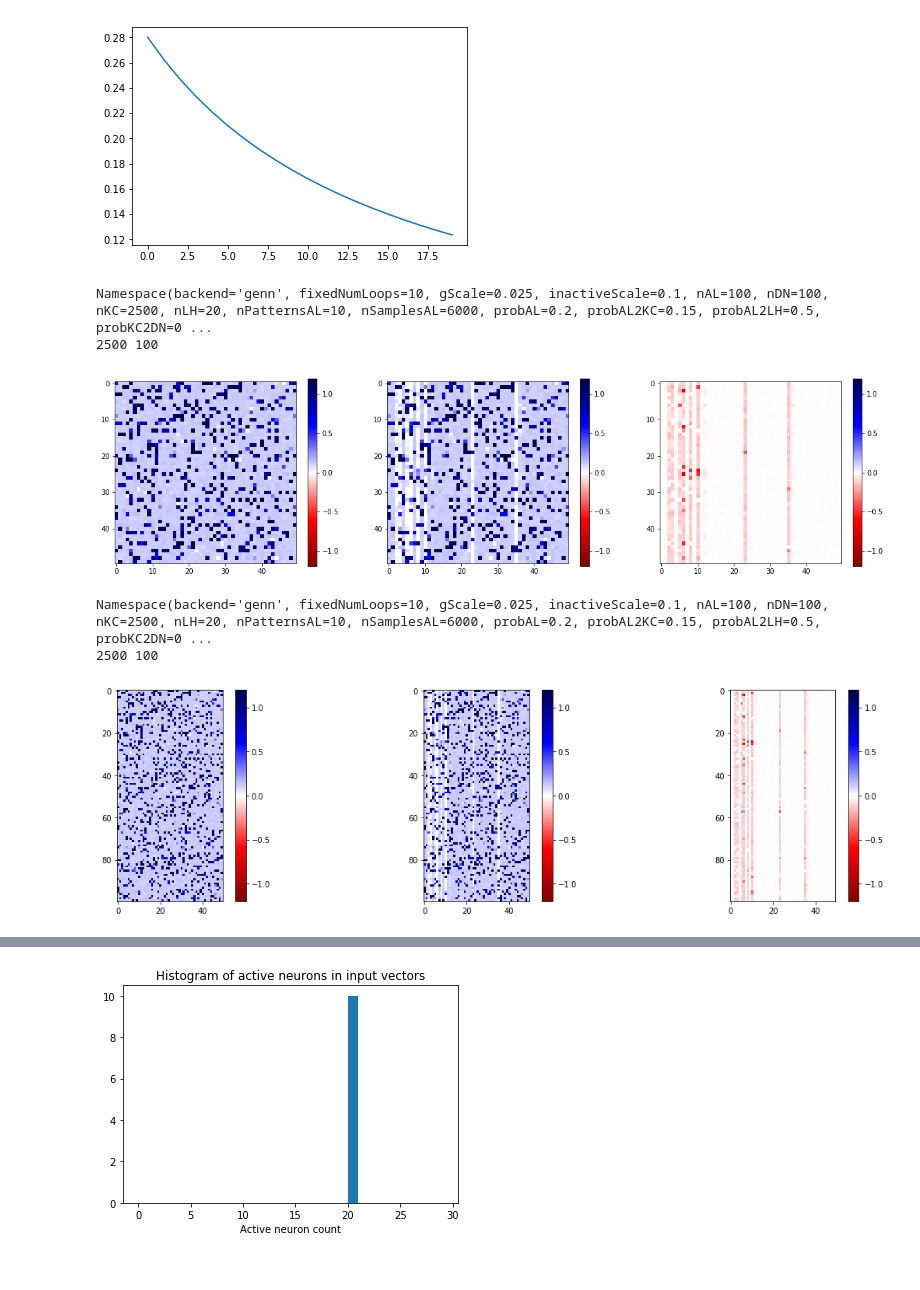
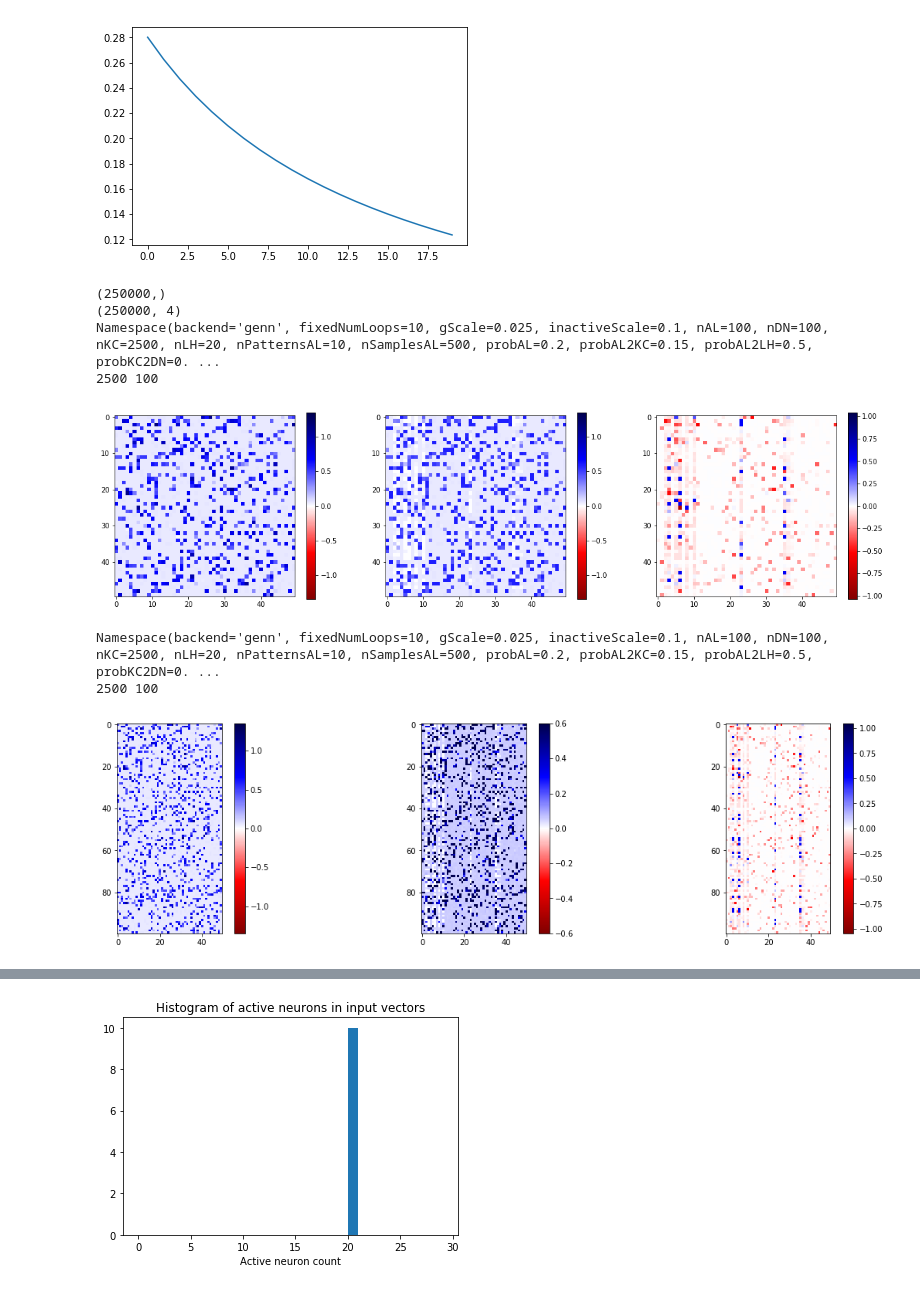
Before and after one commit to chanokin/brainscales-recognition, a Jupyter notebook: codebase/mushroom_body/analyze_mbody_results.ipynb, the cells around one changed output, grey strips where cells are left out. Drawn from its saved outputs; the diff is of its cells as text; code cells hidden in the pictures.

```diff
--- a/codebase/mushroom_body/analyze_mbody_results.ipynb
+++ b/codebase/mushroom_body/analyze_mbody_results.ipynb
@@ -306,38 +279,63 @@ plt.show()
 # %%
+data = np.load(fname)
+
+min_w = 0.00005
+end_w = data['output_end_weights'].reshape((args.nKC, args.nDN))
+print(data['output_end_weights'].shape)
+# end_w[:] = end_w
+if bool(1):
+    start_conn = data['output_start_connections']
+    print(start_conn.shape)
+    start_w = np.zeros((args.nKC, args.nDN))
+    for row in start_conn:
+        pre, post, w, d = row[0], row[1], row[2], row[3]
+        start_w[pre, post] = w
+#     start_w[:] = np.round(start_w, decimals=5)
+else:
+    start_w = np.around(data['output_start_connections'][:, 2], decimals=6).reshape((args.nKC, args.nDN))
+    diff = np.setdiff1d(start_w, end_w)
+    print(len(diff))
+    print(diff)
+
+max_w = np.max(end_w)
+max_start_w = np.max(start_w)
+
 diff = end_w - start_w
 # diff[np.abs(diff) <= 0.0001] = 0.0
 max_diff = np.abs(diff).max()
 
 max_max_w = max(max_diff, max(max_start_w, max_w))
 args = data['args'].item()
 print(args)
 print(args.nKC, args.nDN)
 cmap = 'seismic_r'
 # cmap = None
 # cmap = 'hot'
 plt.figure(figsize=(20, 5))
 ax = plt.subplot(1, 3, 1)
 im = plt.imshow(start_w.reshape((args.nKC, args.nDN)).transpose()[:50, -100:-50],
                 cmap=cmap, vmin=-max_max_w, vmax=max_max_w)
 plt.colorbar(im, ax=ax)
 
 ax = plt.subplot(1, 3, 2)
 im = plt.imshow(end_w.reshape((args.nKC, args.nDN)).transpose()[:50, -100:-50],
                 cmap=cmap, vmin=-max_max_w, vmax=max_max_w)
 plt.colorbar(im, ax=ax)
 
 
 ax = plt.subplot(1, 3, 3)
 # diff = np.around(end_w - start_w, decimals=5)
 im = plt.imshow((diff).reshape((args.nKC, args.nDN)).transpose()[:50, -100:-50],
                 cmap=cmap, vmin=-max_diff, vmax=max_diff)
 plt.colorbar(im, ax=ax)
 plt.savefig("weight_change.pdf")
 plt.show()
 # %% [output]
-Namespace(backend='genn', fixedNumLoops=10, gScale=0.025, inactiveScale=0.1, nAL=100, nDN=100, nKC=2500, nLH=20, nPatternsAL=10, nSamplesAL=6000, probAL=0.2, probAL2KC=0.15, probAL2LH=0.5, probKC2DN=0 ...
+(250000,)
+(250000, 4)
+Namespace(backend='genn', fixedNumLoops=10, gScale=0.025, inactiveScale=0.1, nAL=100, nDN=100, nKC=2500, nLH=20, nPatternsAL=10, nSamplesAL=500, probAL=0.2, probAL2KC=0.15, probAL2LH=0.5, probKC2DN=0. ...
 2500 100
-[figure, old version]
+[figure, new version]
 # %%
 args = data['args'].item()
 print(args)
@@ -368,9 +366,9 @@ plt.colorbar(im, ax=ax)
 plt.savefig("weight_change.pdf")
 plt.show()
 # %% [output]
-Namespace(backend='genn', fixedNumLoops=10, gScale=0.025, inactiveScale=0.1, nAL=100, nDN=100, nKC=2500, nLH=20, nPatternsAL=10, nSamplesAL=6000, probAL=0.2, probAL2KC=0.15, probAL2LH=0.5, probKC2DN=0 ...
+Namespace(backend='genn', fixedNumLoops=10, gScale=0.025, inactiveScale=0.1, nAL=100, nDN=100, nKC=2500, nLH=20, nPatternsAL=10, nSamplesAL=500, probAL=0.2, probAL2KC=0.15, probAL2LH=0.5, probKC2DN=0. ...
 2500 100
-[figure, old version]
+[figure, new version]
 # %%
 args = data['args'].item()
 print(args)
```
Also changed, not shown: parts of 31 cells of this notebook, 17 other files.
